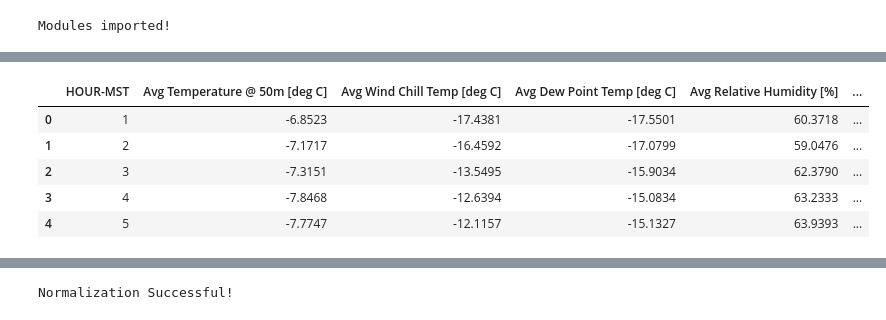
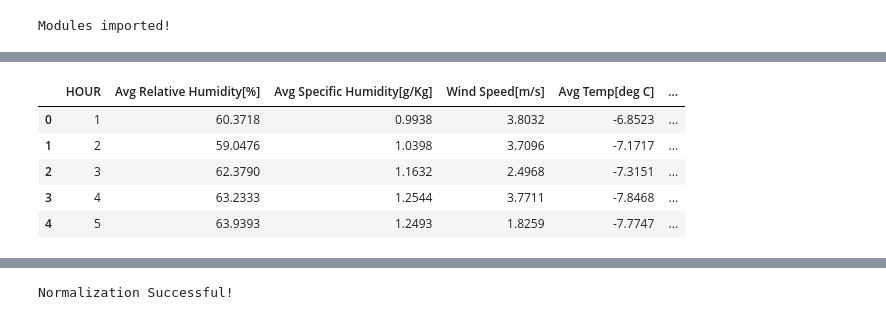
Before and after one commit to arp95/rvfl_research, a Jupyter notebook: models/rvfl.ipynb, the cells around one changed output, grey strips where cells are left out. Cells and saved outputs as stored; diff of their text form; code cells hidden in the pictures.

```diff
--- a/models/rvfl.ipynb
+++ b/models/rvfl.ipynb
@@ -17,7 +17,7 @@ Modules imported!
 #setting the data
 
 dateparse = lambda dates: pd.datetime.strptime(dates, '%m/%d/%Y')
-rides = pd.read_csv('data/wind_data.csv', parse_dates = [0], index_col = 'DATE (MM/DD/YYYY)', date_parser = dateparse)
-data = pd.read_csv('data/wind_data.csv')
+rides = pd.read_csv('data/solar_data.csv', parse_dates = [1], index_col = 'DATE', date_parser = dateparse)
+data = pd.read_csv('data/solar_data.csv')
 data.head()
 # %% [output]
@@ -30,17 +30,16 @@ data.head()
 # %%
 #dropping unnessary data
 
-fields_to_drop = ['Avg Atmospheric Electric Field [kV/m]', 'DATE (MM/DD/YYYY)']
-rides = rides.drop(fields_to_drop[0], axis = 1)
+fields_to_drop = ['Unnamed: 0']
 data = data.drop(fields_to_drop, axis = 1)
 data.head()
 # %% [output]
-|  | HOUR-MST | Avg Temperature @ 50m [deg C] | Avg Wind Chill Temp [deg C] | Avg Dew Point Temp [deg C] | Avg Relative Humidity [%] | ... |
-| 0 | 1 | -6.8523 | -17.4381 | -17.5501 | 60.3718 | ... |
-| 1 | 2 | -7.1717 | -16.4592 | -17.0799 | 59.0476 | ... |
-| 2 | 3 | -7.3151 | -13.5495 | -15.9034 | 62.3790 | ... |
-| 3 | 4 | -7.8468 | -12.6394 | -15.0834 | 63.2333 | ... |
-| 4 | 5 | -7.7747 | -12.1157 | -15.1327 | 63.9393 | ... |
+|  | HOUR | Avg Relative Humidity[%] | Avg Specific Humidity[g/Kg] | Wind Speed[m/s] | Avg Temp[deg C] | ... |
+| 0 | 1 | 60.3718 | 0.9938 | 3.8032 | -6.8523 | ... |
+| 1 | 2 | 59.0476 | 1.0398 | 3.7096 | -7.1717 | ... |
+| 2 | 3 | 62.3790 | 1.1632 | 2.4968 | -7.3151 | ... |
+| 3 | 4 | 63.2333 | 1.2544 | 3.7711 | -7.8468 | ... |
+| 4 | 5 | 63.9393 | 1.2493 | 1.8259 | -7.7747 | ... |
 # %%
 #making settlement date as the index for the ts data
 
```
Also changed, not shown: parts of 10 cells of this notebook, 2 other files.
